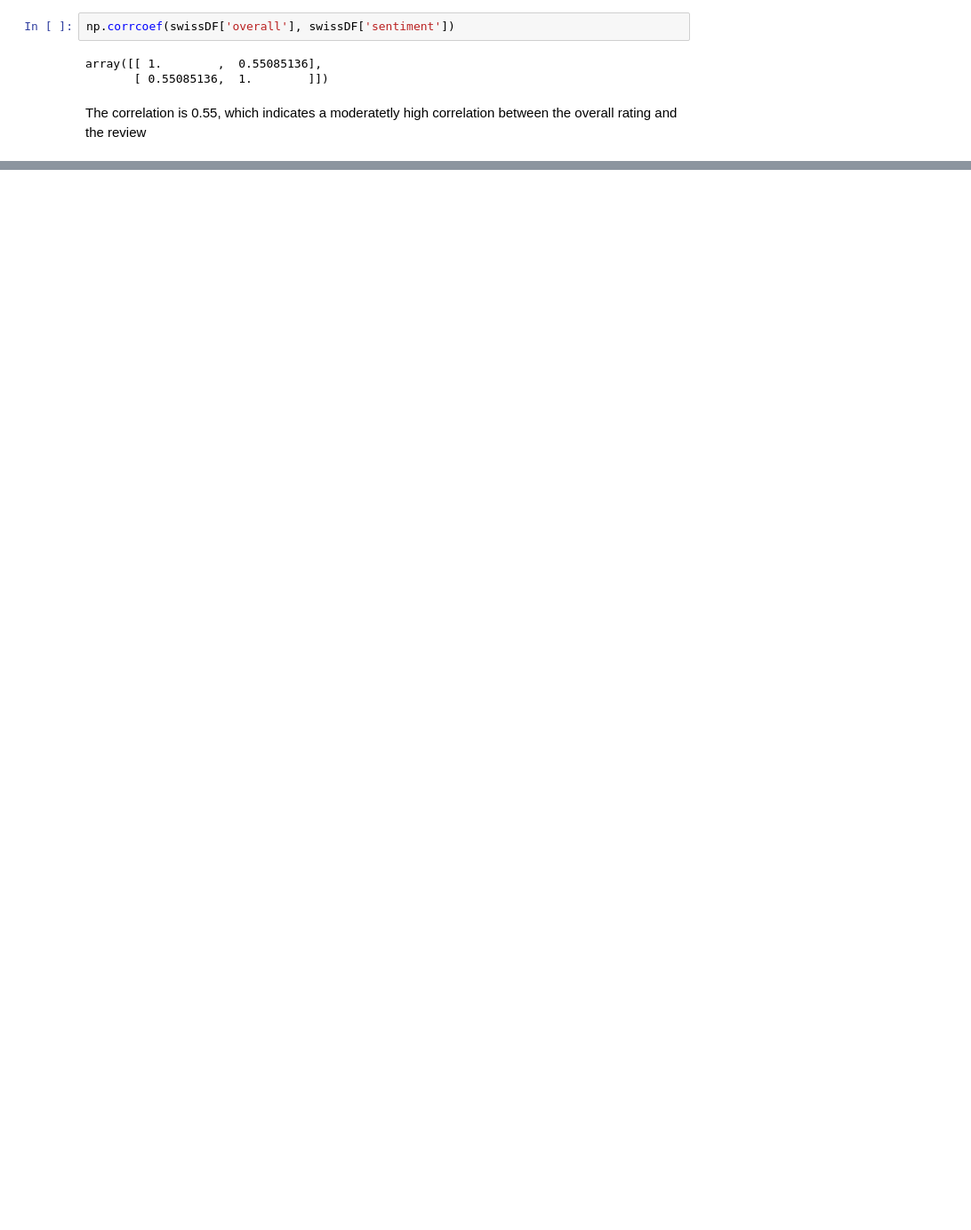
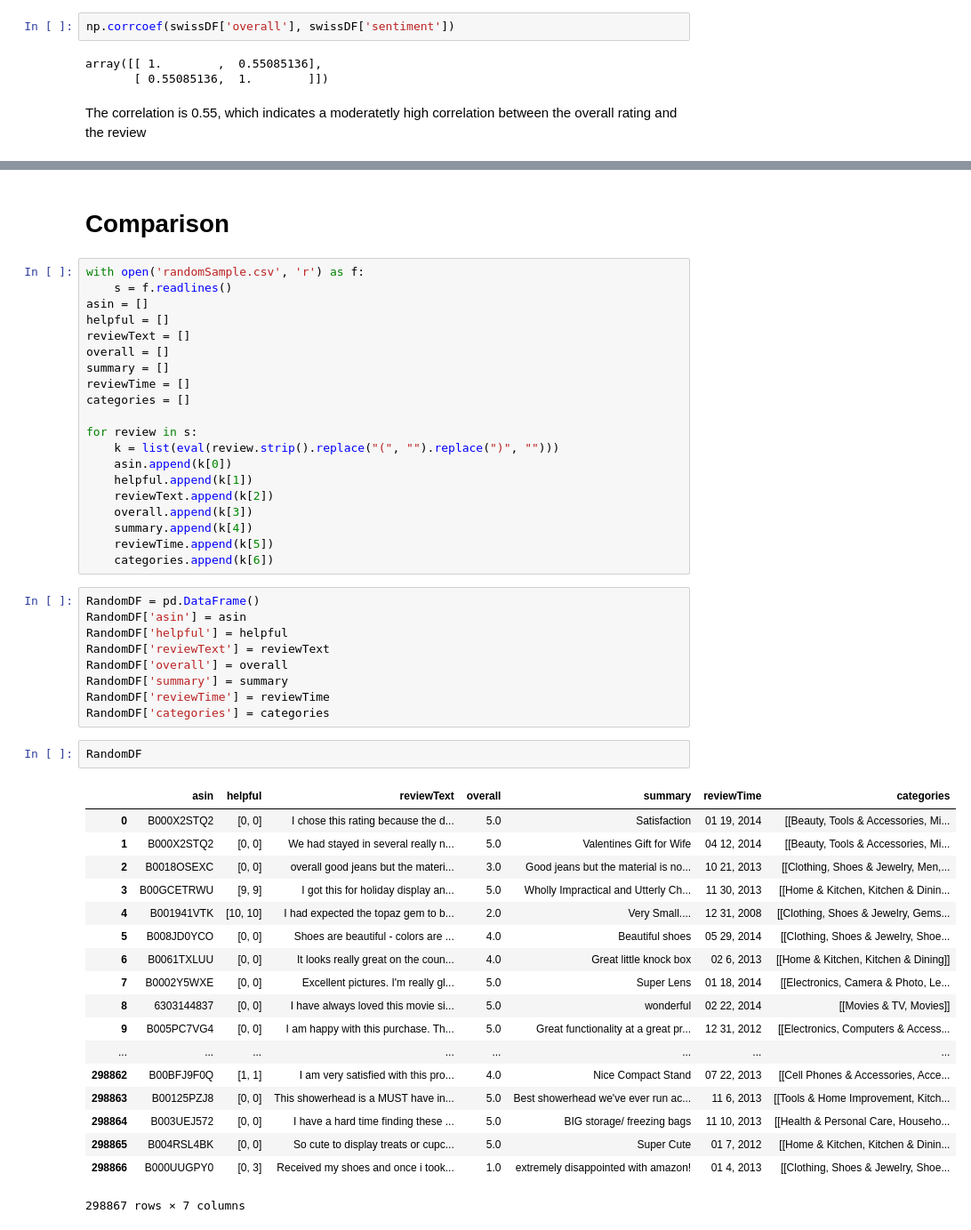
Before and after one commit to bojanp94/ADAProject, a Jupyter notebook: swiss products.ipynb, the cells around one changed output, grey strips where cells are left out. Shown at 89% size. Saved outputs shown, nothing was run; the diff lists cells and outputs as text; blank space fills up the shorter version.

Commit message:
Load Random csv

```diff
--- a/swiss products.ipynb
+++ b/swiss products.ipynb
@@ -359,3 +359,55 @@ productFrame.plot.scatter(x='mean', y='overallGrouped' ,figsize=(15,15), ax=ax)
 # %% [output]
 <matplotlib.axes._subplots.AxesSubplot at 0x...>
 [figure]
+# %% [markdown]
+# Comparison
+# %%
+with open('randomSample.csv', 'r') as f:
+    s = f.readlines()
+asin = []
+helpful = []
+reviewText = []
+overall = []
+summary = []
+reviewTime = []
+categories = []
+
+for review in s:
+    k = list(eval(review.strip().replace("(", "").replace(")", "")))
+    asin.append(k[0])
+    helpful.append(k[1])
+    reviewText.append(k[2])
+    overall.append(k[3])
+    summary.append(k[4])
+    reviewTime.append(k[5])
+    categories.append(k[6])
+# %%
+RandomDF = pd.DataFrame()
+RandomDF['asin'] = asin
+RandomDF['helpful'] = helpful
+RandomDF['reviewText'] = reviewText
+RandomDF['overall'] = overall
+RandomDF['summary'] = summary
+RandomDF['reviewTime'] = reviewTime
+RandomDF['categories'] = categories
+# %%
+RandomDF
+# %% [output]
+|  | asin | helpful | reviewText | overall | summary | reviewTime | categories |
+| 0 | B000X2STQ2 | [0, 0] | I chose this rating because the d... | 5.0 | Satisfaction | 01 19, 2014 | [[Beauty, Tools & Accessories, Mi... |
+| 1 | B000X2STQ2 | [0, 0] | We had stayed in several really n... | 5.0 | Valentines Gift for Wife | 04 12, 2014 | [[Beauty, Tools & Accessories, Mi... |
+| 2 | B0018OSEXC | [0, 0] | overall good jeans but the materi... | 3.0 | Good jeans but the material is no... | 10 21, 2013 | [[Clothing, Shoes & Jewelry, Men,... |
+| 3 | B00GCETRWU | [9, 9] | I got this for holiday display an... | 5.0 | Wholly Impractical and Utterly Ch... | 11 30, 2013 | [[Home & Kitchen, Kitchen & Dinin... |
+| 4 | B001941VTK | [10, 10] | I had expected the topaz gem to b... | 2.0 | Very Small.... | 12 31, 2008 | [[Clothing, Shoes & Jewelry, Gems... |
+| 5 | B008JD0YCO | [0, 0] | Shoes are beautiful - colors are ... | 4.0 | Beautiful shoes | 05 29, 2014 | [[Clothing, Shoes & Jewelry, Shoe... |
+| 6 | B0061TXLUU | [0, 0] | It looks really great on the coun... | 4.0 | Great little knock box | 02 6, 2013 | [[Home & Kitchen, Kitchen & Dining]] |
+| 7 | B0002Y5WXE | [0, 0] | Excellent pictures. I'm really gl... | 5.0 | Super Lens | 01 18, 2014 | [[Electronics, Camera & Photo, Le... |
+| 8 | 6303144837 | [0, 0] | I have always loved this movie si... | 5.0 | wonderful | 02 22, 2014 | [[Movies & TV, Movies]] |
+| 9 | B005PC7VG4 | [0, 0] | I am happy with this purchase. Th... | 5.0 | Great functionality at a great pr... | 12 31, 2012 | [[Electronics, Computers & Access... |
+| ... | ... | ... | ... | ... | ... | ... | ... |
+| 298862 | B00BFJ9F0Q | [1, 1] | I am very satisfied with this pro... | 4.0 | Nice Compact Stand | 07 22, 2013 | [[Cell Phones & Accessories, Acce... |
+| 298863 | B00125PZJ8 | [0, 0] | This showerhead is a MUST have in... | 5.0 | Best showerhead we've ever run ac... | 11 6, 2013 | [[Tools & Home Improvement, Kitch... |
+| 298864 | B003UEJ572 | [0, 0] | I have a hard time finding these ... | 5.0 | BIG storage/ freezing bags | 11 10, 2013 | [[Health & Personal Care, Househo... |
+| 298865 | B004RSL4BK | [0, 0] | So cute to display treats or cupc... | 5.0 | Super Cute | 01 7, 2012 | [[Home & Kitchen, Kitchen & Dinin... |
+| 298866 | B000UUGPY0 | [0, 3] | Received my shoes and once i took... | 1.0 | extremely disappointed with amazon! | 01 4, 2013 | [[Clothing, Shoes & Jewelry, Shoe... |
+298867 rows × 7 columns
```
